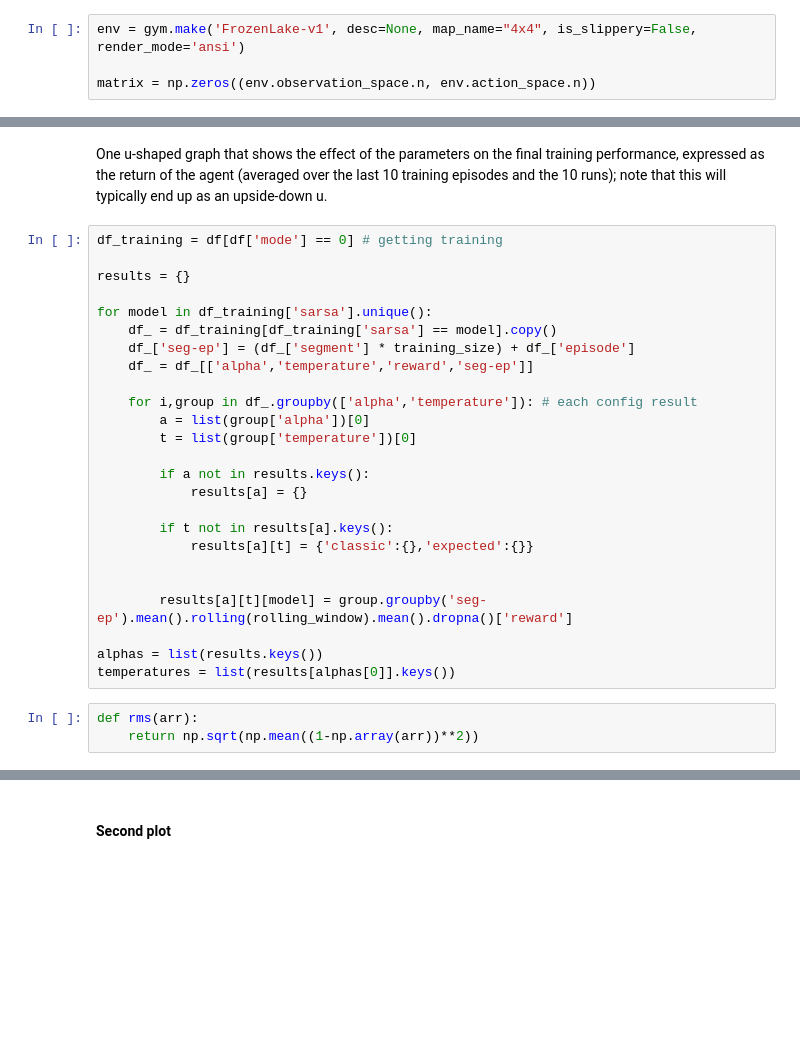
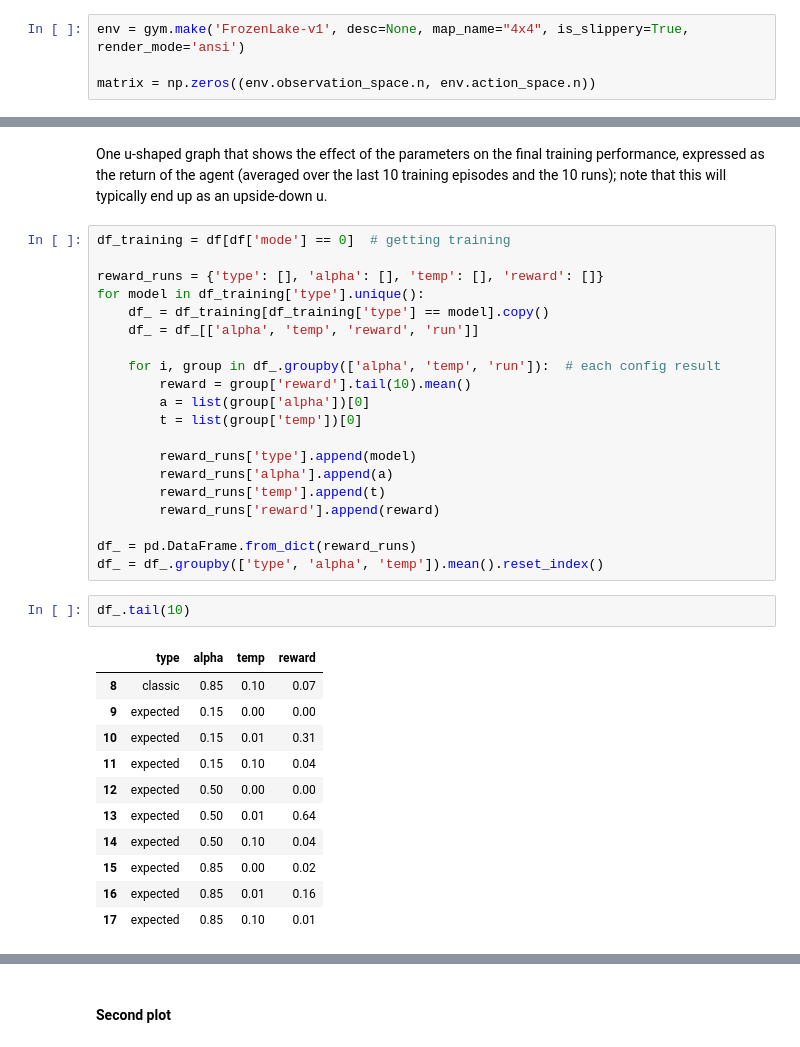
Before and after one commit to rafalm0/SARSA, a Jupyter notebook: SARSA.ipynb, the cells around one changed output, grey strips where cells are left out. Cells and saved outputs as stored; diff of their text form; blank space fills up the shorter version.

```diff
--- a/SARSA.ipynb
+++ b/SARSA.ipynb
@@ -26,5 +26,5 @@ rnd = np.random.default_rng(112233)
 # %%
-env = gym.make('FrozenLake-v1', desc=None, map_name="4x4", is_slippery=False, render_mode='ansi')
+env = gym.make('FrozenLake-v1', desc=None, map_name="4x4", is_slippery=True, render_mode='ansi')
 
 matrix = np.zeros((env.observation_space.n, env.action_space.n))
 # %% [markdown]
@@ -249,31 +242,37 @@ One u-shaped graph that shows the effect of the parameters on the final training
 expressed as the return of the agent (averaged over the last 10 training episodes and the 10
 runs); note that this will typically end up as an upside-down u.
 # %%
-df_training = df[df['mode'] == 0] # getting training
+df_training = df[df['mode'] == 0]  # getting training
 
-results = {}
+reward_runs = {'type': [], 'alpha': [], 'temp': [], 'reward': []}
+for model in df_training['type'].unique():
+    df_ = df_training[df_training['type'] == model].copy()
+    df_ = df_[['alpha', 'temp', 'reward', 'run']]
 
-for model in df_training['sarsa'].unique():
-    df_ = df_training[df_training['sarsa'] == model].copy()
-    df_['seg-ep'] = (df_['segment'] * training_size) + df_['episode']
-    df_ = df_[['alpha','temperature','reward','seg-ep']]
+    for i, group in df_.groupby(['alpha', 'temp', 'run']):  # each config result
+        reward = group['reward'].tail(10).mean()
+        a = list(group['alpha'])[0]
+        t = list(group['temp'])[0]
 
-    for i,group in df_.groupby(['alpha','temperature']): # each config result
-        a = list(group['alpha'])[0]
-        t = list(group['temperature'])[0]
+        reward_runs['type'].append(model)
+        reward_runs['alpha'].append(a)
+        reward_runs['temp'].append(t)
+        reward_runs['reward'].append(reward)
 
-        if a not in results.keys():
-            results[a] = {}
-
-        if t not in results[a].keys():
-            results[a][t] = {'classic':{},'expected':{}}
-
-
-        results[a][t][model] = group.groupby('seg-ep').mean().rolling(rolling_window).mean().dropna()['reward']
-
-alphas = list(results.keys())
-temperatures = list(results[alphas[0]].keys())
+df_ = pd.DataFrame.from_dict(reward_runs)
+df_ = df_.groupby(['type', 'alpha', 'temp']).mean().reset_index()
-# %%
-def rms(arr):
-    return np.sqrt(np.mean((1-np.array(arr))**2))
+# %%
+df_.tail(10)
+# %% [output]
+|  | type | alpha | temp | reward |
+| 8 | classic | 0.85 | 0.10 | 0.07 |
+| 9 | expected | 0.15 | 0.00 | 0.00 |
+| 10 | expected | 0.15 | 0.01 | 0.31 |
+| 11 | expected | 0.15 | 0.10 | 0.04 |
+| 12 | expected | 0.50 | 0.00 | 0.00 |
+| 13 | expected | 0.50 | 0.01 | 0.64 |
+| 14 | expected | 0.50 | 0.10 | 0.04 |
+| 15 | expected | 0.85 | 0.00 | 0.02 |
+| 16 | expected | 0.85 | 0.01 | 0.16 |
+| 17 | expected | 0.85 | 0.10 | 0.01 |
 # %%
```
Also changed, not shown: parts of 32 cells of this notebook, 5 other files.
